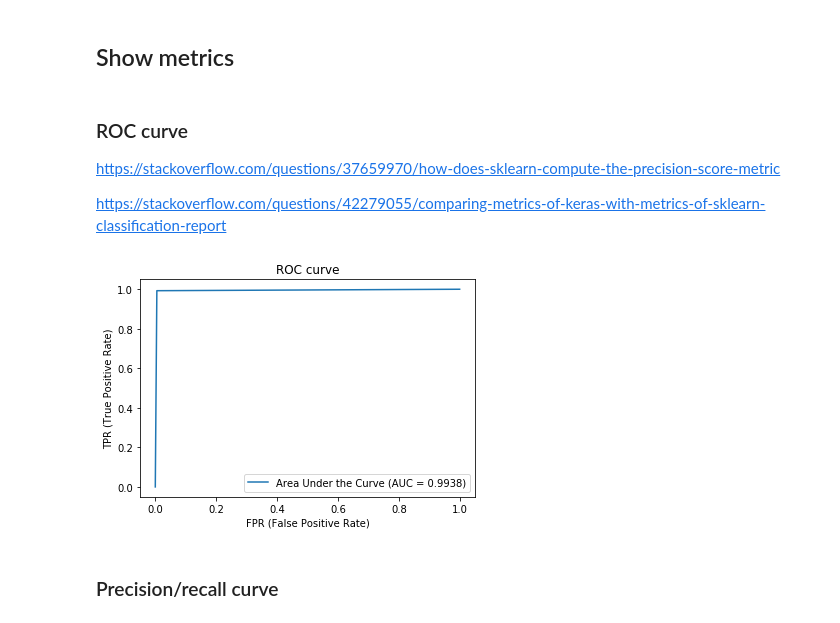
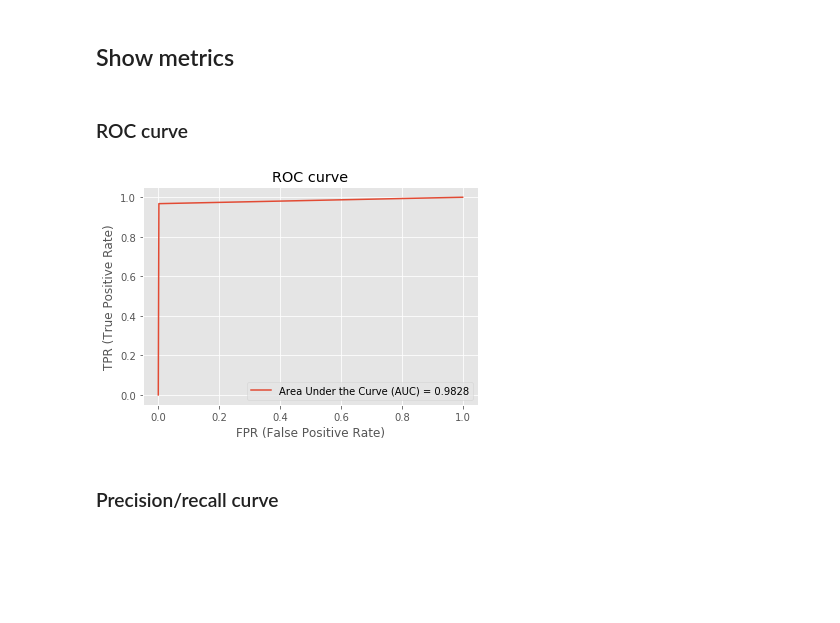
Before and after one commit to GeoffBreemer/DLToolkit, a Jupyter notebook: thesis/DECiSION_test.ipynb, the cells around one changed output. Drawn from its saved outputs; the diff is of its cells as text; code cells hidden in the pictures; blank space fills up the shorter version.

```diff
--- a/thesis/DECiSION_test.ipynb
+++ b/thesis/DECiSION_test.ipynb
@@ -177,33 +211,10 @@ from sklearn.metrics import f1_score, precision_score, recall_score, classificat
-# %% [markdown]
-### ROC curve
-
-https://stackoverflow.com/questions/37659970/how-does-sklearn-compute-the-precision-score-metric
-
-https://stackoverflow.com/questions/42279055/comparing-metrics-of-keras-with-metrics-of-sklearn-classification-report
-# %%
-# OK:
-# test_ground_truths_conv = convert_img_to_pred(test_ground_truths, settings.NUM_CLASSES)
-# y_true = np.reshape(test_ground_truths_conv, (-1, settings.NUM_CLASSES))
-# y_scores = np.reshape(predictions, (-1, settings.NUM_CLASSES))
-# fpr, tpr, thresholds = roc_curve(y_true.ravel(), y_scores.ravel(), pos_label=1)
-
-# OOK OK:
-y_true = np.reshape(test_ground_truths, (-1, 1))
-y_true = (y_true/255).astype(np.uint8)
-y_scores = np.reshape(predictions_conv, (-1, 1))
-y_scores = (y_scores/255).astype(np.uint8)
-fpr, tpr, thresholds = roc_curve(y_true, y_scores, pos_label=1)
-
-AUC_ROC = roc_auc_score(y_true, y_scores, average='weighted')
-
-# roc_curve = plt.Figure()
-plt.plot(fpr, tpr,'-',label='Area Under the Curve (AUC = %0.4f)' % AUC_ROC)
-plt.title('ROC curve')
-plt.xlabel("FPR (False Positive Rate)")
-plt.ylabel("TPR (True Positive Rate)")
-plt.legend(loc="lower right")
-plt.show()
-# %% [output]
-[figure, removed]
+# %% [markdown]
+### ROC curve
+# %%
+if settings.IS_DEVELOPMENT:
+    roc_path = os.path.join(settings.OUTPUT_PATH, "DECiSION_" + unet.title)
+    plot_roc_curve(test_ground_truths, predictions_imgs, show=True, save_path=roc_path)
+# %% [output]
+[figure, added]
 # %% [markdown]
 ### Precision/recall curve
```
Also changed, not shown: parts of 27 cells of this notebook, 6 other files.
